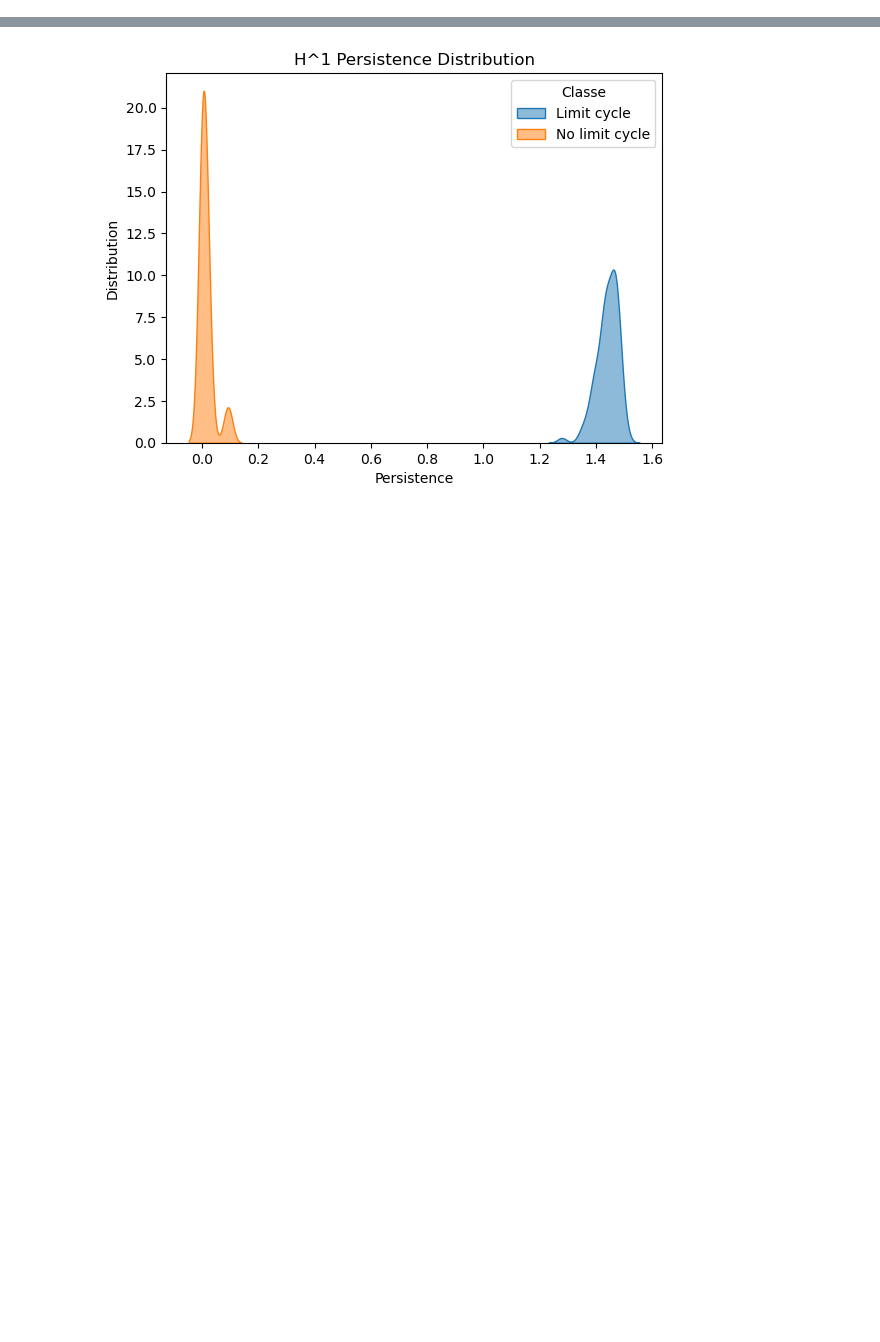
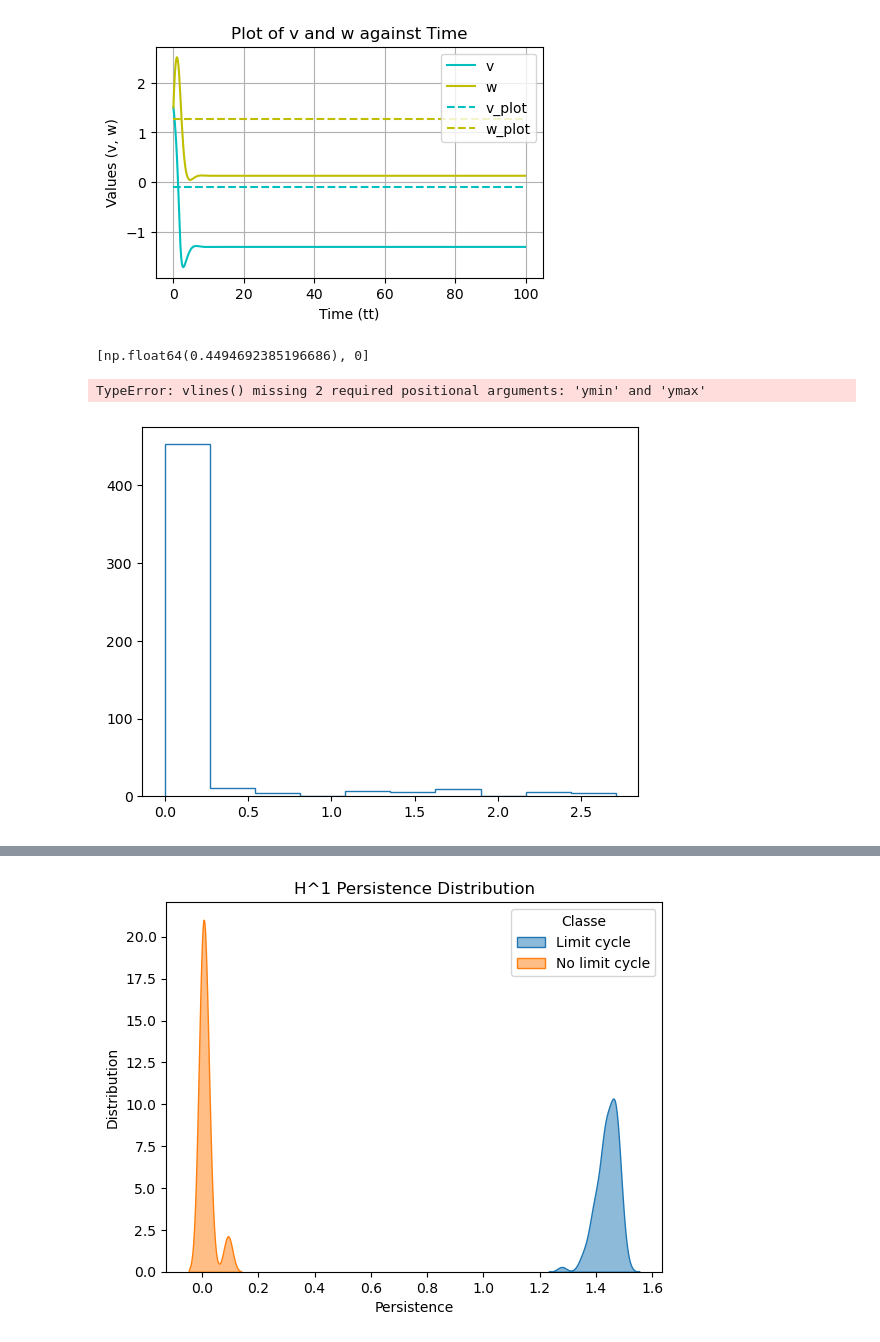
Before and after one commit to leoma02/TDA_ML, a Jupyter notebook: src/TDA_Testing.ipynb, the cells around one changed output, grey strips where cells are left out. Cells and saved outputs as stored; diff of their text form; code cells hidden in the pictures; blank space fills up the shorter version.

```diff
--- a/src/TDA_Testing.ipynb
+++ b/src/TDA_Testing.ipynb
@@ -121,46 +124,40 @@ def extract_persistence(trajectory, rips):
 
 	return out
 # %%
-# Parameters definition
 theta = 1
 T     = 100
-N     = 1000
+N     = 500
 dt    = T/N
-NT    = 100
+NT    = 500
+
+percentage = 0.5
+
+v0      = 1.5
+w0      = v0
+
+rips         = Rips(verbose=False)
+persistences = []
 
 trajectories = []
-inputs       = []
-x0           = []
+parameters   = []
+
+upper_limit = 2.5
 
 for i in range(1,NT+1):
-	#epsilon = max(0.05,np.random.normal(1/12.5, 0.25))
-	epsilon = 1/12.5
-	#a       = np.random.normal(0.9,0.5)
-	a       = 0.7
-	#b       = np.random.normal(0.9,0.5)
-	b       = 0.8
-	Iext    = np.random.normal(0.5,0.2)
-	#v0      = np.random.normal(1.5,5)
-	v0      = 1.5
-	w0      = v0
+	epsilon = np.random.uniform(0.0,upper_limit) #np.random.uniform(0.0,1.2)
+	a       = np.random.uniform(0.1,upper_limit) #np.random.uniform(0.1,1.0)
+	b       = np.random.uniform(0.1,upper_limit) #np.random.uniform(0.1,1.0)
+	Iext    = np.random.uniform(0.2,upper_limit) #np.random.uniform(0.2,1.4)
 
-	if(i % 10 == 0):
-		plot = 1
-		print(i)
-	else:
-		plot = 0
+	x_temp = traj_computation(epsilon,a,b,Iext,theta,T,dt,v0,w0,percentage,i%500==0)
+	trajectories.append(x_temp)
+	per = extract_persistence(x_temp[::3,:], rips)
+	print(per)
+	persistences.append(per[1])
+	parameters.append([epsilon,a,b,Iext])
 
-	x_temp = traj_computation(epsilon,a,b,Iext,theta,T,N,v0,w0,0)
-	trajectories.append(x_temp)
+training_target = np.stack(trajectories, axis=0).astype(np.float64)
+parameters      = np.stack(parameters, axis=0).astype(np.float64)
 
-	# x0 batch
-	x0.append(x_temp[0])
-
-	# u_seq batch costante
-	u = np.full((len(x_temp), 1), Iext, dtype=np.float32)
-	inputs.append(u)
-
-x0_batch           = np.stack(x0, axis=0).astype(np.float32)
-u_batch            = np.stack(inputs, axis=0).astype(np.float32)
-trajectories_batch = np.stack(trajectories, axis=0).astype(np.float32)
+#print("Percentage of limit cycle trajectories: ",(limit_cycle_trajectories/total_trajectories)*100,"%")
 # %% [output]
@@ -176,0 +181,4 @@ trajectories_batch = np.stack(trajectories, axis=0).astype(np.float32)
+[figure, added]
+[np.float64(0.4494692385196686), 0]
+TypeError: vlines() missing 2 required positional arguments: 'ymin' and 'ymax'
+[figure, added]
```
Also changed, not shown: parts of 10 cells of this notebook, 3 other files.
